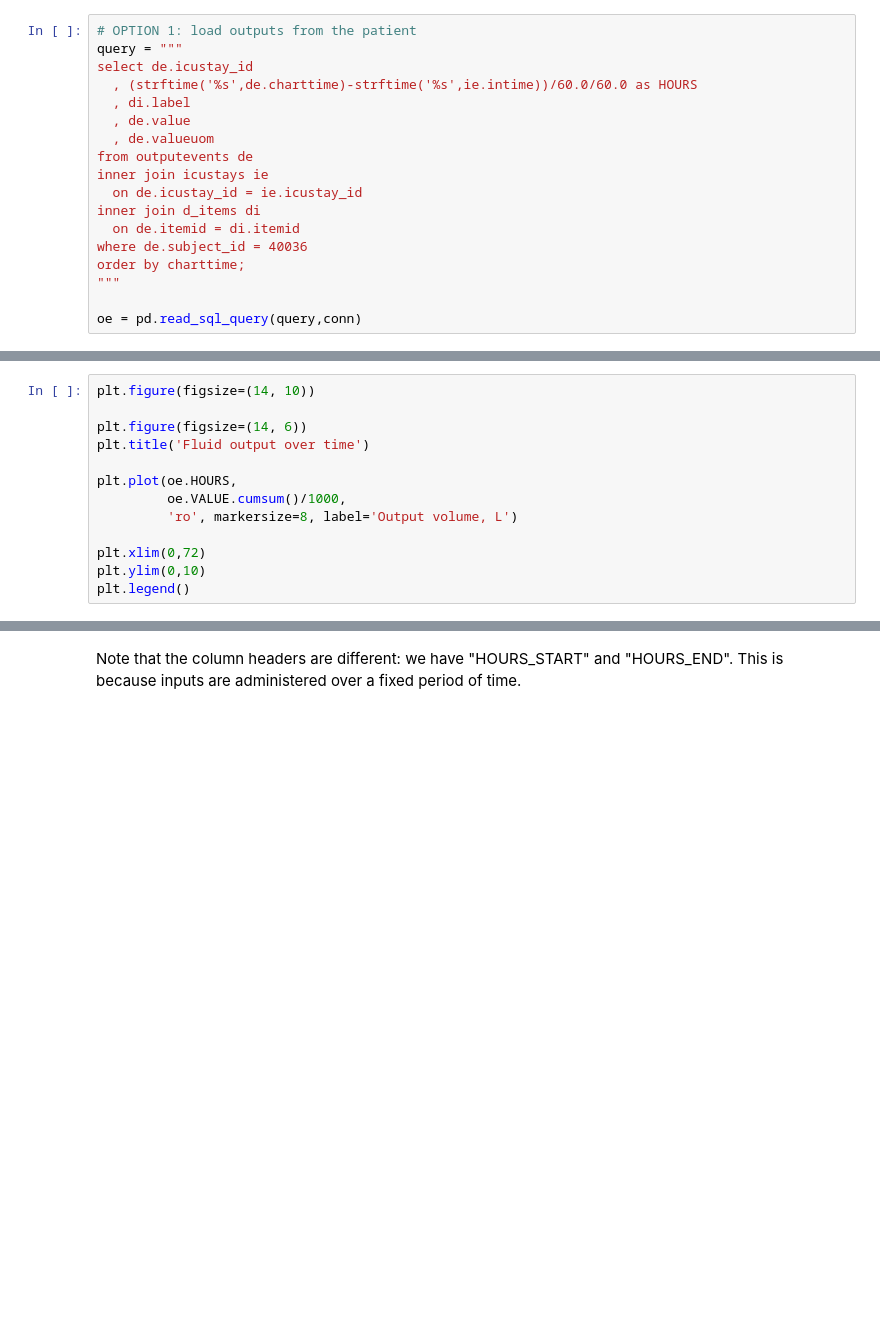
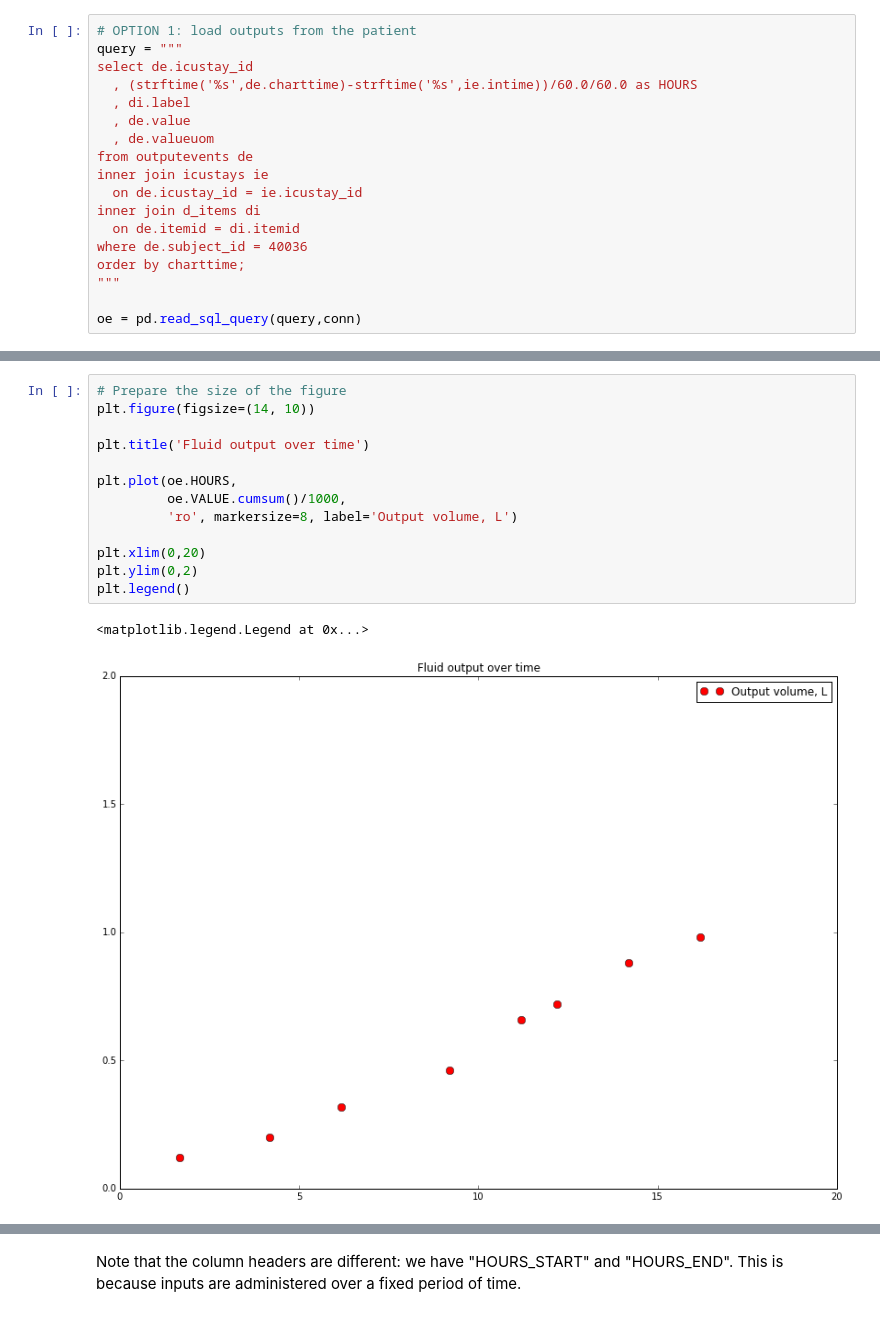
Before and after one commit to MIT-LCP/mimic-workshop, a Jupyter notebook: 02-example-patient-sepsis.ipynb, the cells around one changed output, grey strips where cells are left out. Cells and saved outputs as stored; diff of their text form; blank space fills up the shorter version.

```diff
--- a/02-example-patient-sepsis.ipynb
+++ b/02-example-patient-sepsis.ipynb
@@ -228,14 +275,17 @@ oe.head()
 # %%
+# Prepare the size of the figure
 plt.figure(figsize=(14, 10))
 
-plt.figure(figsize=(14, 6))
 plt.title('Fluid output over time')
 
 plt.plot(oe.HOURS,
          oe.VALUE.cumsum()/1000,
          'ro', markersize=8, label='Output volume, L')
 
-plt.xlim(0,72)
-plt.ylim(0,10)
+plt.xlim(0,20)
+plt.ylim(0,2)
 plt.legend()
+# %% [output]
+<matplotlib.legend.Legend at 0x...>
+[figure, added]
 # %% [markdown]
```
Also changed, not shown: parts of 22 cells of this notebook.
